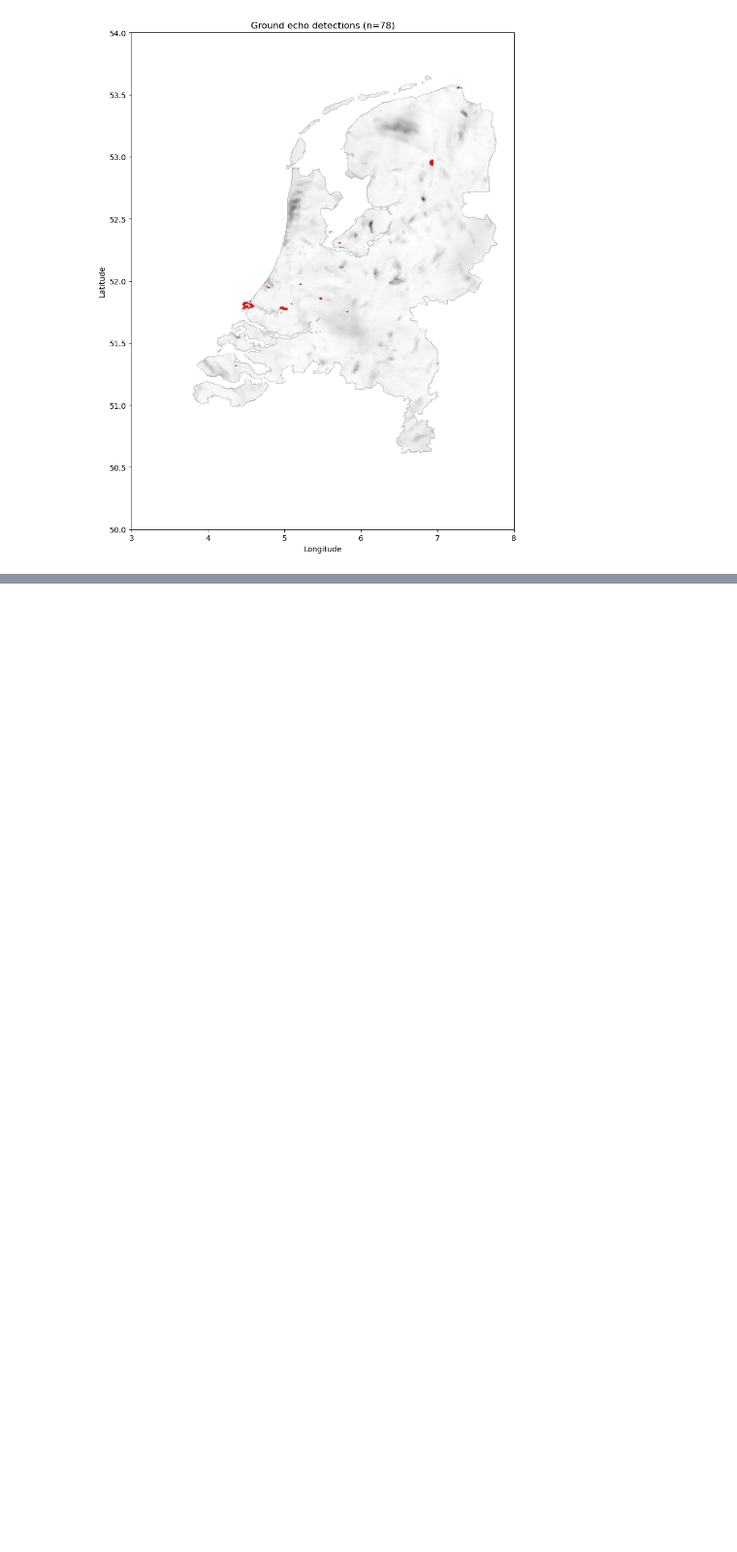
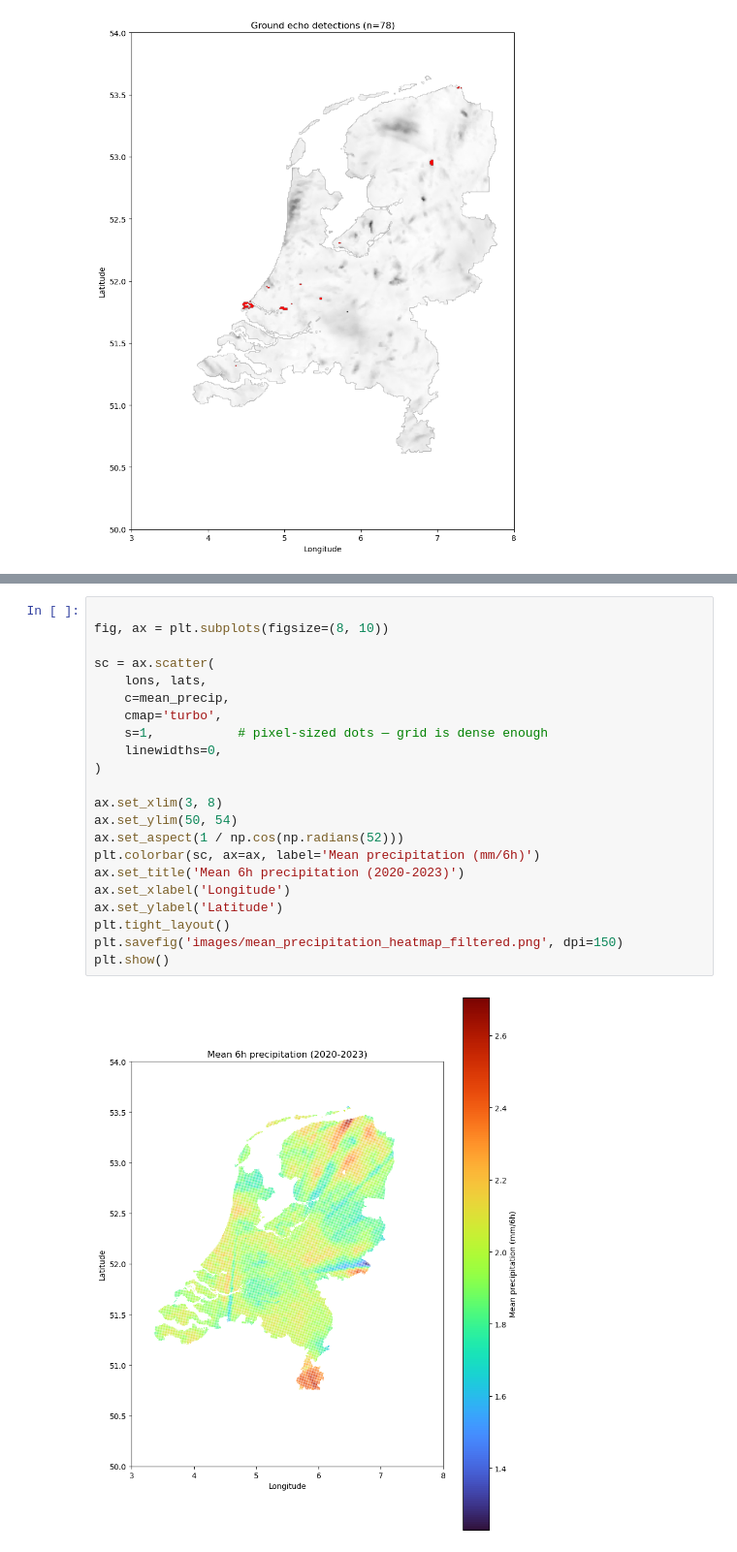
Before and after one commit to jterhaar/ThesisProject, a Jupyter notebook: data/analysis/analysis.ipynb, the cells around one changed output, grey strips where cells are left out. Shown at 97% size. Drawn from its saved outputs; the diff is of its cells as text; blank space fills up the shorter version.

```diff
--- a/data/analysis/analysis.ipynb
+++ b/data/analysis/analysis.ipynb
@@ -646,0 +906,24 @@ Matched: 78 / 78
+# %%
+
+fig, ax = plt.subplots(figsize=(8, 10))
+
+sc = ax.scatter(
+    lons, lats,
+    c=mean_precip,
+    cmap='turbo',
+    s=1,           # pixel-sized dots — grid is dense enough
+    linewidths=0,
+)
+
+ax.set_xlim(3, 8)
+ax.set_ylim(50, 54)
+ax.set_aspect(1 / np.cos(np.radians(52)))
+plt.colorbar(sc, ax=ax, label='Mean precipitation (mm/6h)')
+ax.set_title('Mean 6h precipitation (2020-2023)')
+ax.set_xlabel('Longitude')
+ax.set_ylabel('Latitude')
+plt.tight_layout()
+plt.savefig('images/mean_precipitation_heatmap_filtered.png', dpi=150)
+plt.show()
+# %% [output]
+[figure, added]
```
Also changed, not shown: parts of 15 cells of this notebook, 36 other files.
